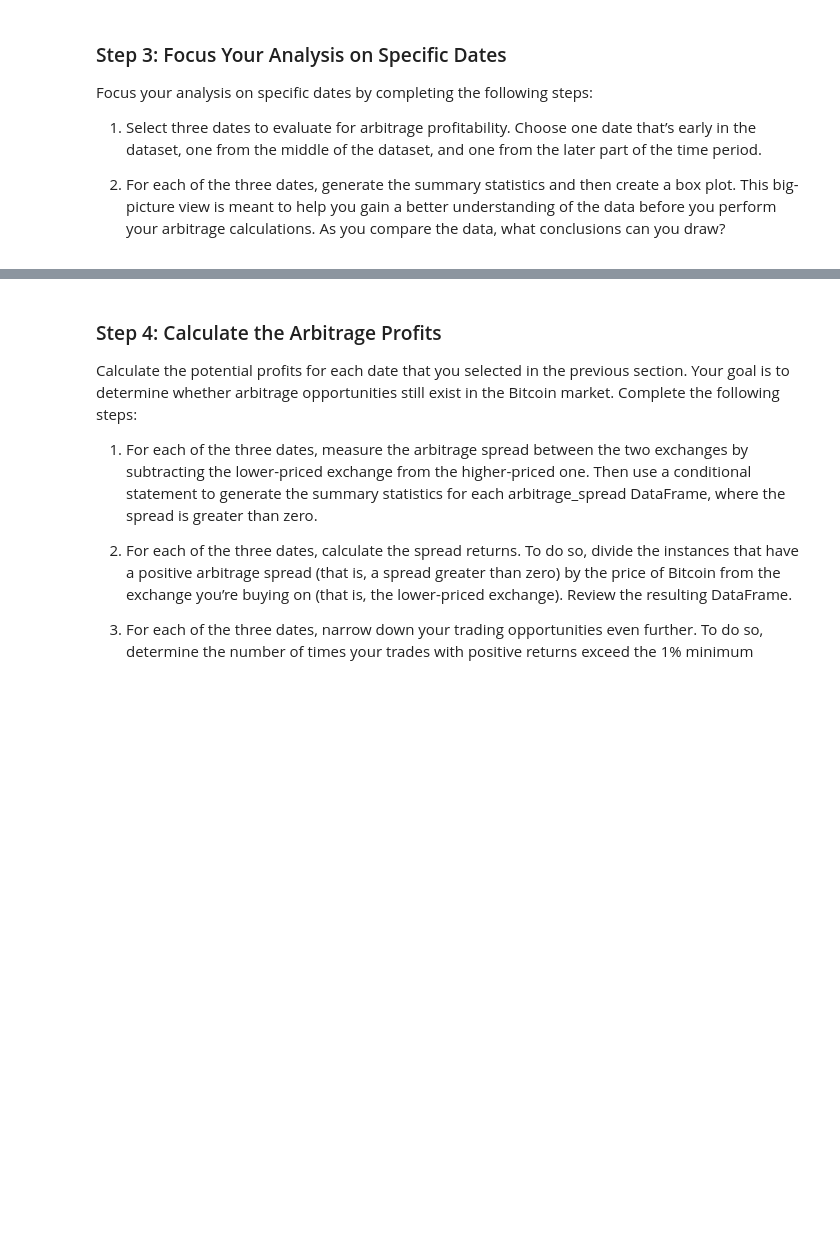
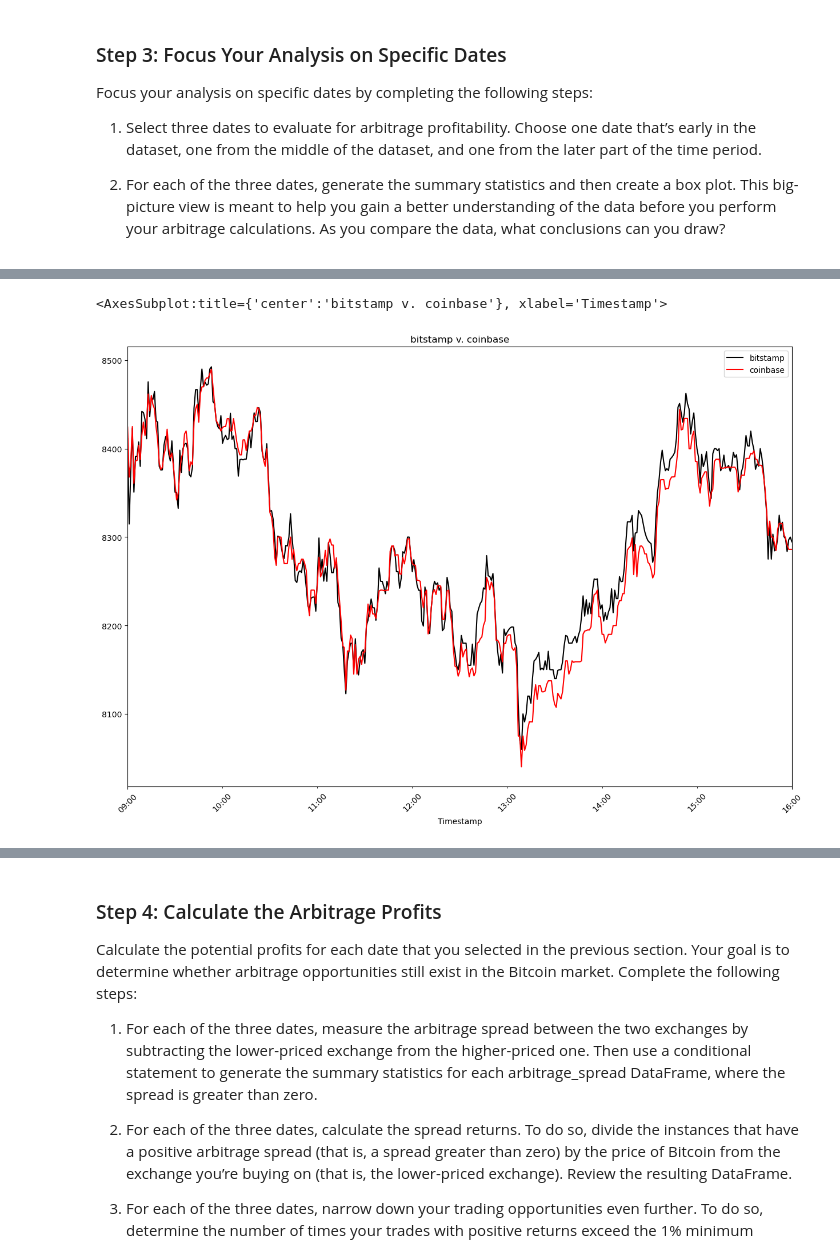
Before and after one commit to ssenhouse/challenge-03-040623, a Jupyter notebook: crypto_arbitrage.ipynb, the cells around one changed output, grey strips where cells are left out. Cells and saved outputs as stored; diff of their text form; code cells hidden in the pictures; blank space fills up the shorter version.

```diff
--- a/crypto_arbitrage.ipynb
+++ b/crypto_arbitrage.ipynb
@@ -506,7 +517,11 @@ Freq: D, Name: Close, dtype: float64
 # %%
 # Create an overlay plot that visualizes the two dataframes over a period of one day from the middle of the dataset.
 # Be sure that the plots include the parameters `legend`, `figsize`, `title`, `color` and `label`
-# YOUR CODE HERE
+bitstamp['Close'].loc['2018-02-08 09:00:00' :'2018-02-08 16:00:00'].plot(legend = True, figsize=(15,10),rot = 45,title = "bitstamp v. coinbase",color ="black",label ="bitstamp")
+coinbase['Close'].loc['2018-02-08 09:00:00' :'2018-02-08 16:00:00'].plot(legend= True, figsize=(15,10), rot=45,color ="red", label ="coinbase")
+# %% [output]
+<AxesSubplot:title={'center':'bitstamp v. coinbase'}, xlabel='Timestamp'>
+[figure, added]
 # %%
 # Using the date in the middle that you have selected, calculate the arbitrage spread
 # by subtracting the bitstamp lower closing prices from the coinbase higher closing prices
```
Also changed, not shown: parts of 8 cells of this notebook.
